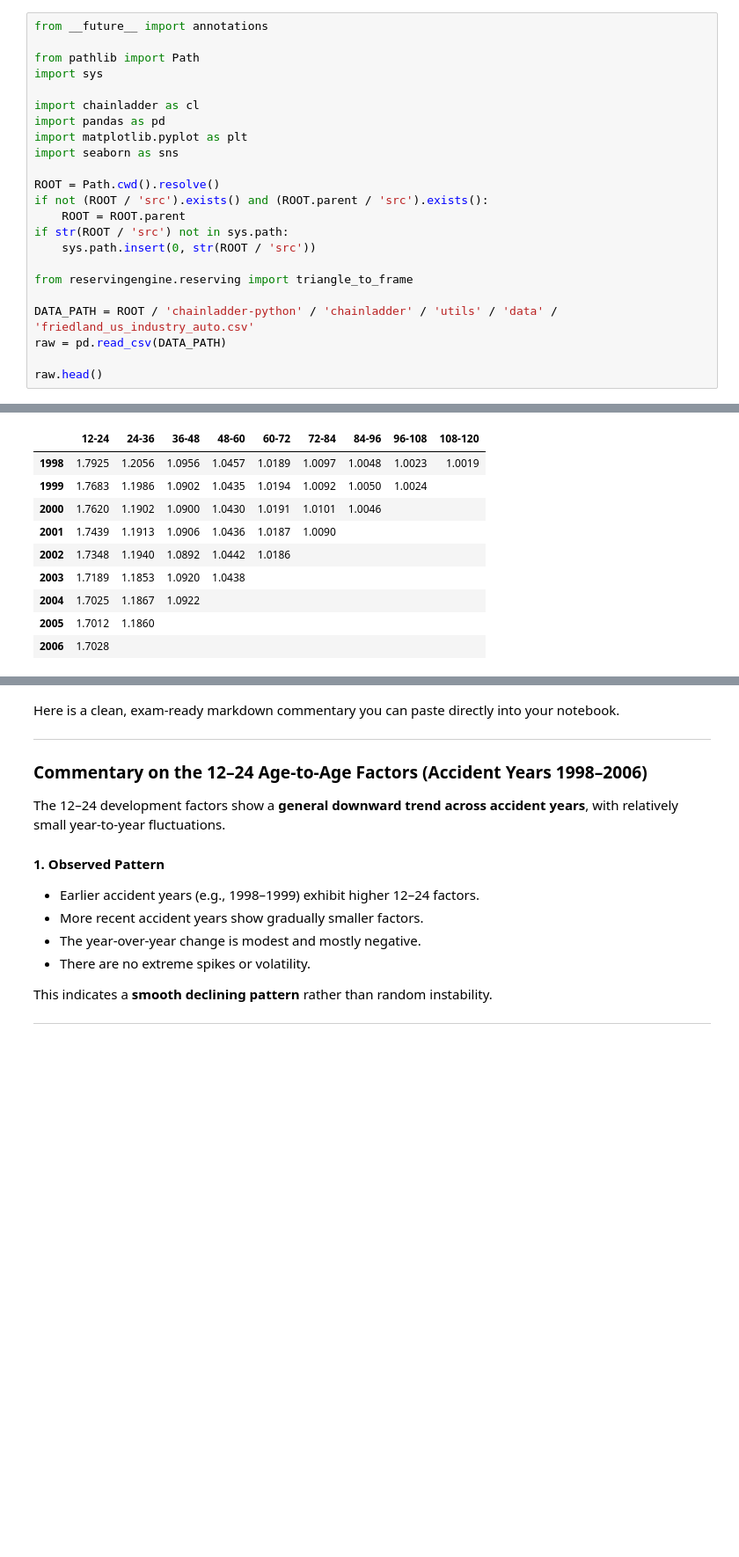
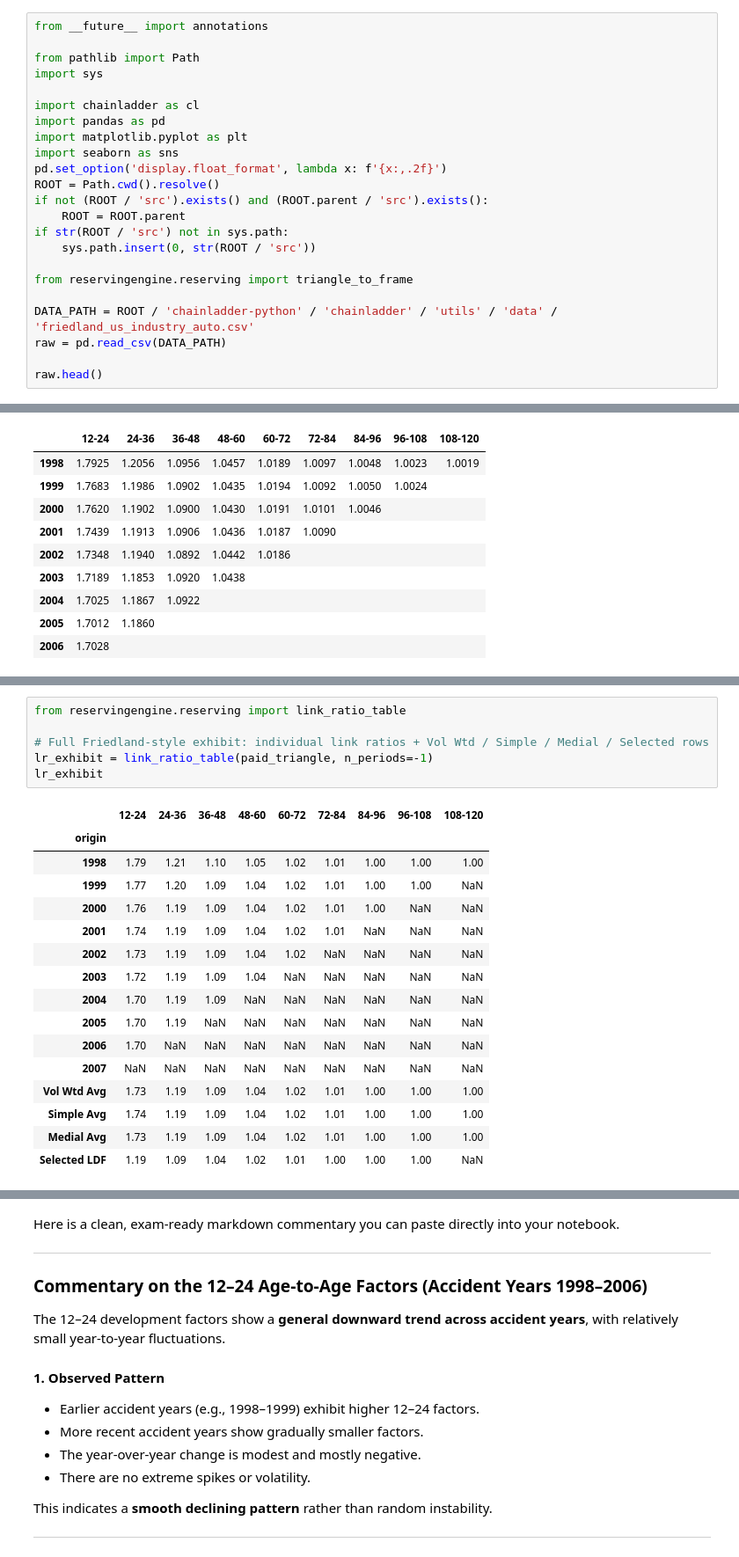
Before and after one commit to cphelan630/exam5, a Jupyter notebook: notebooks/exam5_chainladdermethod.ipynb, the cells around one changed output, grey strips where cells are left out. Shown at 88% size. Cells and saved outputs as stored; diff of their text form; blank space fills up the shorter version.

```diff
--- a/notebooks/exam5_chainladdermethod.ipynb
+++ b/notebooks/exam5_chainladdermethod.ipynb
@@ -18,7 +55,7 @@ import chainladder as cl
 import pandas as pd
 import matplotlib.pyplot as plt
 import seaborn as sns
-
+pd.set_option('display.float_format', lambda x: f'{x:,.2f}')
 ROOT = Path.cwd().resolve()
 if not (ROOT / 'src').exists() and (ROOT.parent / 'src').exists():
     ROOT = ROOT.parent
@@ -205,0 +315,23 @@ age_to_age.heatmap()
+# %%
+from reservingengine.reserving import link_ratio_table
+
+# Full Friedland-style exhibit: individual link ratios + Vol Wtd / Simple / Medial / Selected rows
+lr_exhibit = link_ratio_table(paid_triangle, n_periods=-1)
+lr_exhibit
+# %% [output]
+|  | 12-24 | 24-36 | 36-48 | 48-60 | 60-72 | 72-84 | 84-96 | 96-108 | 108-120 |
+| origin |  |  |  |  |  |  |  |  |  |
+| 1998 | 1.79 | 1.21 | 1.10 | 1.05 | 1.02 | 1.01 | 1.00 | 1.00 | 1.00 |
+| 1999 | 1.77 | 1.20 | 1.09 | 1.04 | 1.02 | 1.01 | 1.00 | 1.00 | NaN |
+| 2000 | 1.76 | 1.19 | 1.09 | 1.04 | 1.02 | 1.01 | 1.00 | NaN | NaN |
+| 2001 | 1.74 | 1.19 | 1.09 | 1.04 | 1.02 | 1.01 | NaN | NaN | NaN |
+| 2002 | 1.73 | 1.19 | 1.09 | 1.04 | 1.02 | NaN | NaN | NaN | NaN |
+| 2003 | 1.72 | 1.19 | 1.09 | 1.04 | NaN | NaN | NaN | NaN | NaN |
+| 2004 | 1.70 | 1.19 | 1.09 | NaN | NaN | NaN | NaN | NaN | NaN |
+| 2005 | 1.70 | 1.19 | NaN | NaN | NaN | NaN | NaN | NaN | NaN |
+| 2006 | 1.70 | NaN | NaN | NaN | NaN | NaN | NaN | NaN | NaN |
+| 2007 | NaN | NaN | NaN | NaN | NaN | NaN | NaN | NaN | NaN |
+| Vol Wtd Avg | 1.73 | 1.19 | 1.09 | 1.04 | 1.02 | 1.01 | 1.00 | 1.00 | 1.00 |
+| Simple Avg | 1.74 | 1.19 | 1.09 | 1.04 | 1.02 | 1.01 | 1.00 | 1.00 | 1.00 |
+| Medial Avg | 1.73 | 1.19 | 1.09 | 1.04 | 1.02 | 1.01 | 1.00 | 1.00 | 1.00 |
+| Selected LDF | 1.19 | 1.09 | 1.04 | 1.02 | 1.01 | 1.00 | 1.00 | 1.00 | NaN |
```
Also changed, not shown: parts of 33 cells of this notebook, 49 other files.
